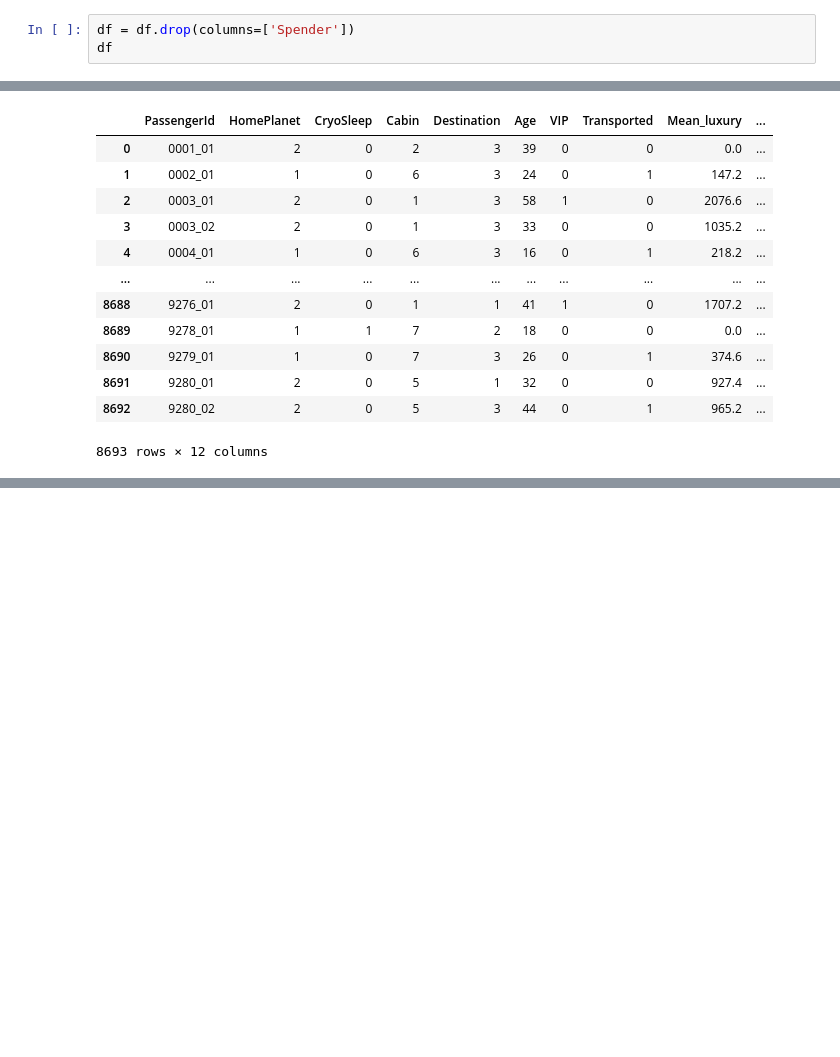
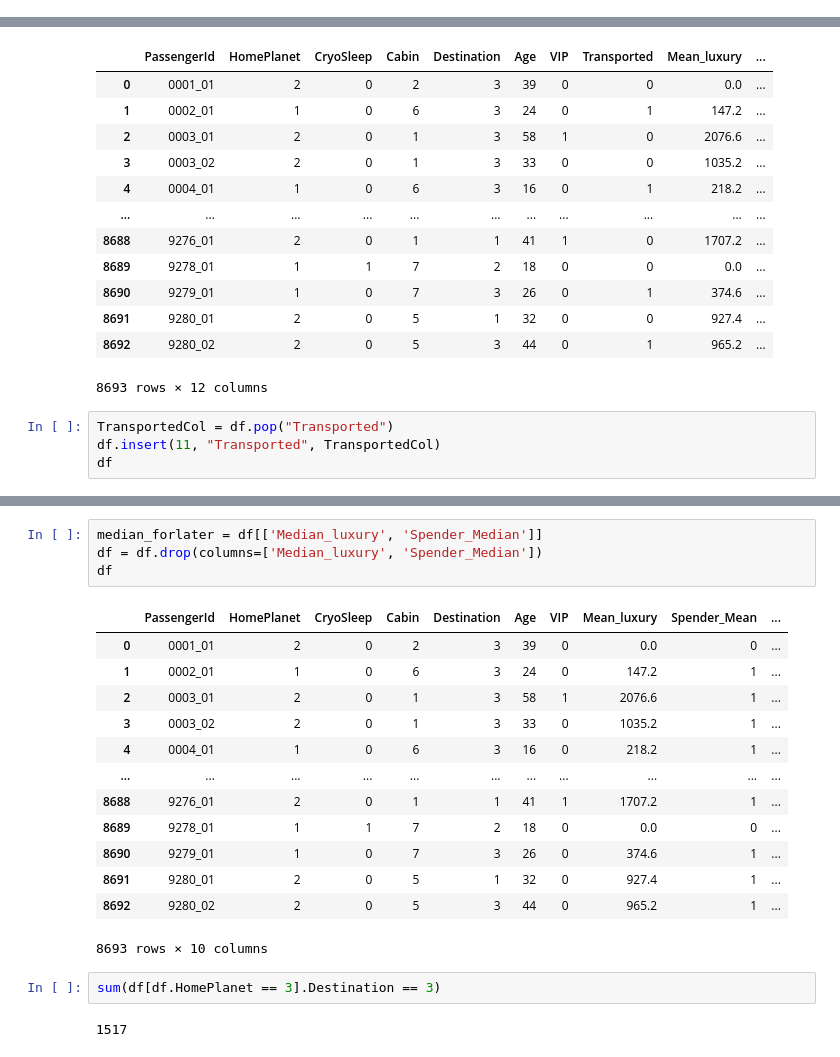
Before and after one commit to Sadeqsoli/SpaceTitanicSurvivors, a Jupyter notebook: spacetitanicsurvivors.ipynb, the cells around one changed output, grey strips where cells are left out. Cells and saved outputs as stored; diff of their text form; blank space fills up the shorter version.

```diff
--- a/spacetitanicsurvivors.ipynb
+++ b/spacetitanicsurvivors.ipynb
@@ -331,6 +317,3 @@ df
 | 8691 | 9280_01 | 2 | 0 | 5 | 1 | 32 | 0 | 0 | 927.4 | ... |
 | 8692 | 9280_02 | 2 | 0 | 5 | 3 | 44 | 0 | 1 | 965.2 | ... |
 8693 rows × 11 columns
-# %%
-df = df.drop(columns=['Spender'])
-df
@@ -365,3 +334,7 @@ df
 | 8691 | 9280_01 | 2 | 0 | 5 | 1 | 32 | 0 | 0 | 927.4 | ... |
 | 8692 | 9280_02 | 2 | 0 | 5 | 3 | 44 | 0 | 1 | 965.2 | ... |
 8693 rows × 12 columns
+# %%
+TransportedCol = df.pop("Transported")
+df.insert(11, "Transported", TransportedCol)
+df
@@ -370,0 +358,22 @@ df
+# %%
+median_forlater = df[['Median_luxury', 'Spender_Median']]
+df = df.drop(columns=['Median_luxury', 'Spender_Median'])
+df
+# %% [output]
+|  | PassengerId | HomePlanet | CryoSleep | Cabin | Destination | Age | VIP | Mean_luxury | Spender_Mean | ... |
+| 0 | 0001_01 | 2 | 0 | 2 | 3 | 39 | 0 | 0.0 | 0 | ... |
+| 1 | 0002_01 | 1 | 0 | 6 | 3 | 24 | 0 | 147.2 | 1 | ... |
+| 2 | 0003_01 | 2 | 0 | 1 | 3 | 58 | 1 | 2076.6 | 1 | ... |
+| 3 | 0003_02 | 2 | 0 | 1 | 3 | 33 | 0 | 1035.2 | 1 | ... |
+| 4 | 0004_01 | 1 | 0 | 6 | 3 | 16 | 0 | 218.2 | 1 | ... |
+| ... | ... | ... | ... | ... | ... | ... | ... | ... | ... | ... |
+| 8688 | 9276_01 | 2 | 0 | 1 | 1 | 41 | 1 | 1707.2 | 1 | ... |
+| 8689 | 9278_01 | 1 | 1 | 7 | 2 | 18 | 0 | 0.0 | 0 | ... |
+| 8690 | 9279_01 | 1 | 0 | 7 | 3 | 26 | 0 | 374.6 | 1 | ... |
+| 8691 | 9280_01 | 2 | 0 | 5 | 1 | 32 | 0 | 927.4 | 1 | ... |
+| 8692 | 9280_02 | 2 | 0 | 5 | 3 | 44 | 0 | 965.2 | 1 | ... |
+8693 rows × 10 columns
+# %%
+sum(df[df.HomePlanet == 3].Destination == 3)
+# %% [output]
+1517
```
Also changed, not shown: parts of 7 cells of this notebook.
